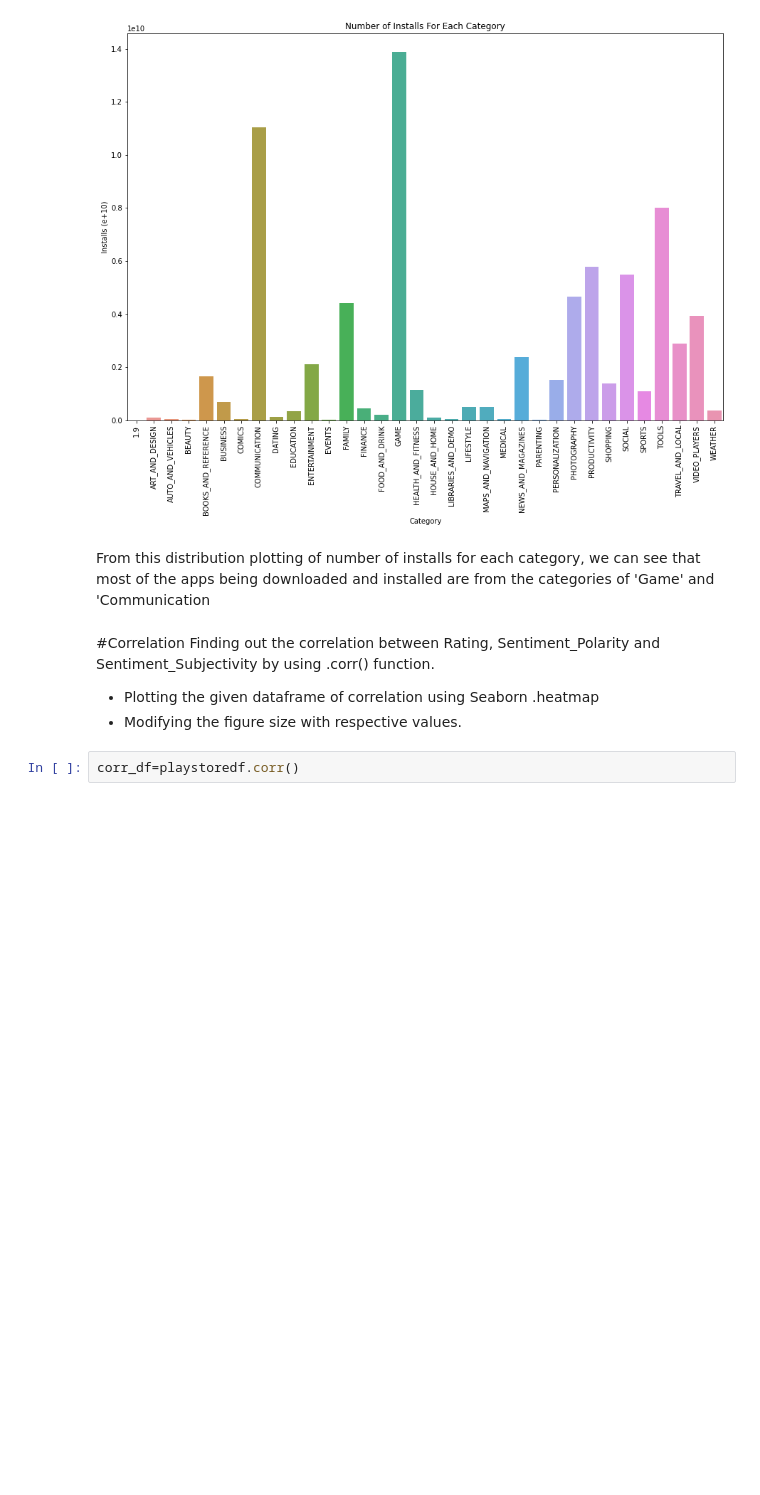
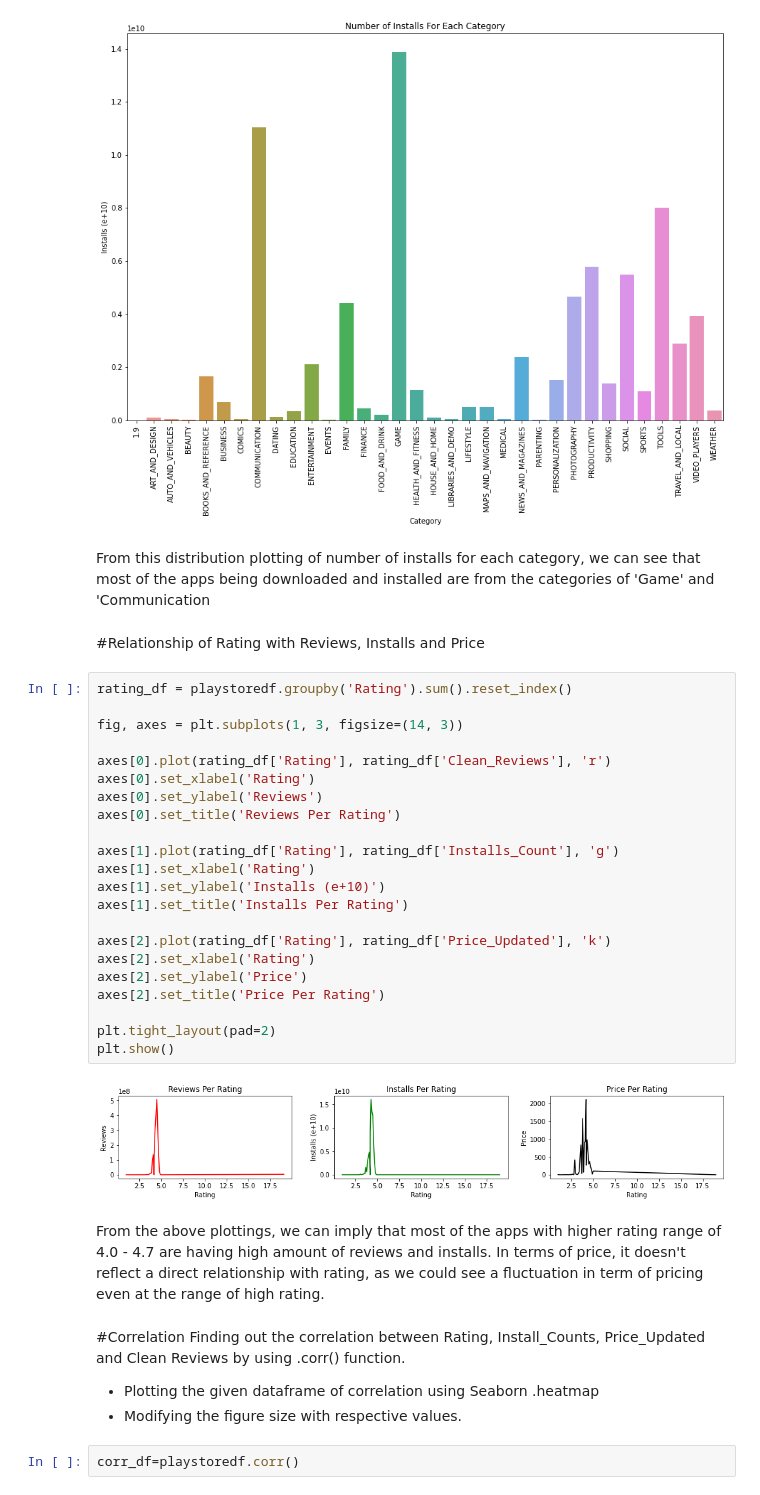
Before and after one commit to AditiBhattacharya11/PlayStore-Review-Analysis-EDA, a Jupyter notebook: Play_Store_App_Review_Analysis_EDA_Capstone_Project.ipynb, the cells around one changed output. Saved outputs shown, nothing was run; the diff lists cells and outputs as text; blank space fills up the shorter version.

```diff
--- a/Play_Store_App_Review_Analysis_EDA_Capstone_Project.ipynb
+++ b/Play_Store_App_Review_Analysis_EDA_Capstone_Project.ipynb
@@ -394,9 +405,37 @@ plt.show()
 [figure]
 # %% [markdown]
 From this distribution plotting of number of installs for each category, we can see that most of the apps being downloaded and installed are from the categories of 'Game' and 'Communication
+# %% [markdown]
+#Relationship of Rating with Reviews, Installs and Price
+# %%
+rating_df = playstoredf.groupby('Rating').sum().reset_index()
+
+fig, axes = plt.subplots(1, 3, figsize=(14, 3))
+
+axes[0].plot(rating_df['Rating'], rating_df['Clean_Reviews'], 'r')
+axes[0].set_xlabel('Rating')
+axes[0].set_ylabel('Reviews')
+axes[0].set_title('Reviews Per Rating')
+
+axes[1].plot(rating_df['Rating'], rating_df['Installs_Count'], 'g')
+axes[1].set_xlabel('Rating')
+axes[1].set_ylabel('Installs (e+10)')
+axes[1].set_title('Installs Per Rating')
+
+axes[2].plot(rating_df['Rating'], rating_df['Price_Updated'], 'k')
+axes[2].set_xlabel('Rating')
+axes[2].set_ylabel('Price')
+axes[2].set_title('Price Per Rating')
+
+plt.tight_layout(pad=2)
+plt.show()
+# %% [output]
+[figure, added]
+# %% [markdown]
+From the above plottings, we can imply that most of the apps with higher rating range of 4.0 - 4.7 are having high amount of reviews and installs. In terms of price, it doesn't reflect a direct relationship with rating, as we could see a fluctuation in term of pricing even at the range of high rating.
 # %% [markdown]
 #Correlation
-Finding out the correlation between Rating, Sentiment_Polarity and Sentiment_Subjectivity by using .corr() function.
+Finding out the correlation between Rating, Install_Counts, Price_Updated and Clean Reviews by using .corr() function.
 * Plotting the given dataframe of correlation using Seaborn .heatmap
 * Modifying the figure size with respective values.
 # %%
```
Also changed, not shown: parts of 27 cells of this notebook.
